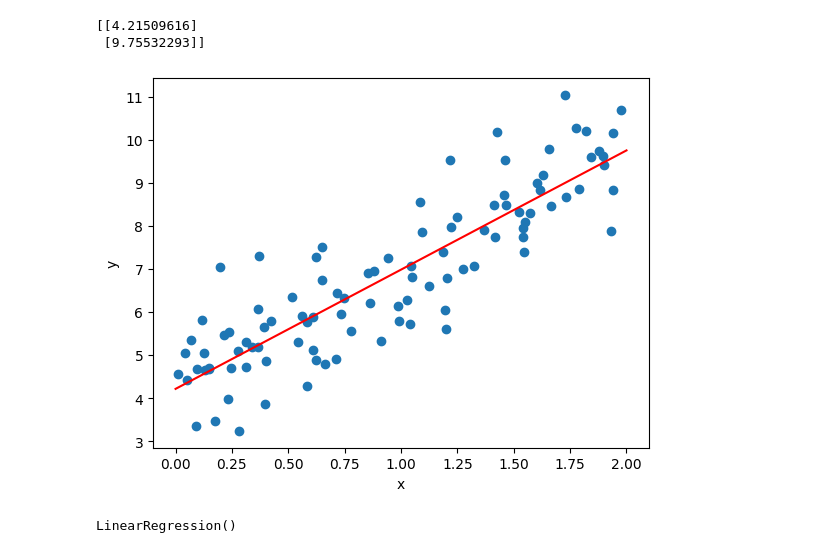
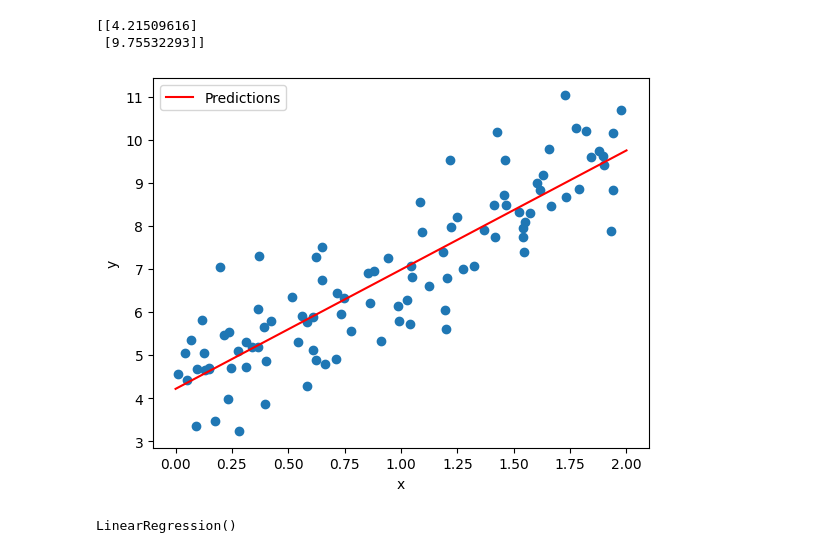
Before and after one commit to zerostate404/handson-ml-ch04-training-models, a Jupyter notebook: notebooks/01_linear_regression_normal_eq.ipynb, the cells around one changed output. Saved outputs shown, nothing was run; the diff lists cells and outputs as text; code cells hidden in the pictures.

Commit message:
ch04: fix plot labels in notebook 01

```diff
--- a/notebooks/01_linear_regression_normal_eq.ipynb
+++ b/notebooks/01_linear_regression_normal_eq.ipynb
@@ -45,12 +45,13 @@ print(y_predict)
  [9.75532293]]
 # %%
 plt.scatter(X, y)
-plt.plot(X_new, y_predict, c="red")
+plt.plot(X_new, y_predict, c="red", label="Predictions")
 plt.xlabel("x")
 plt.ylabel("y")
+plt.legend()
 plt.show()
 # %% [output]
-[figure, old version]
+[figure, new version]
 # %%
 from sklearn.linear_model import LinearRegression
 
```
